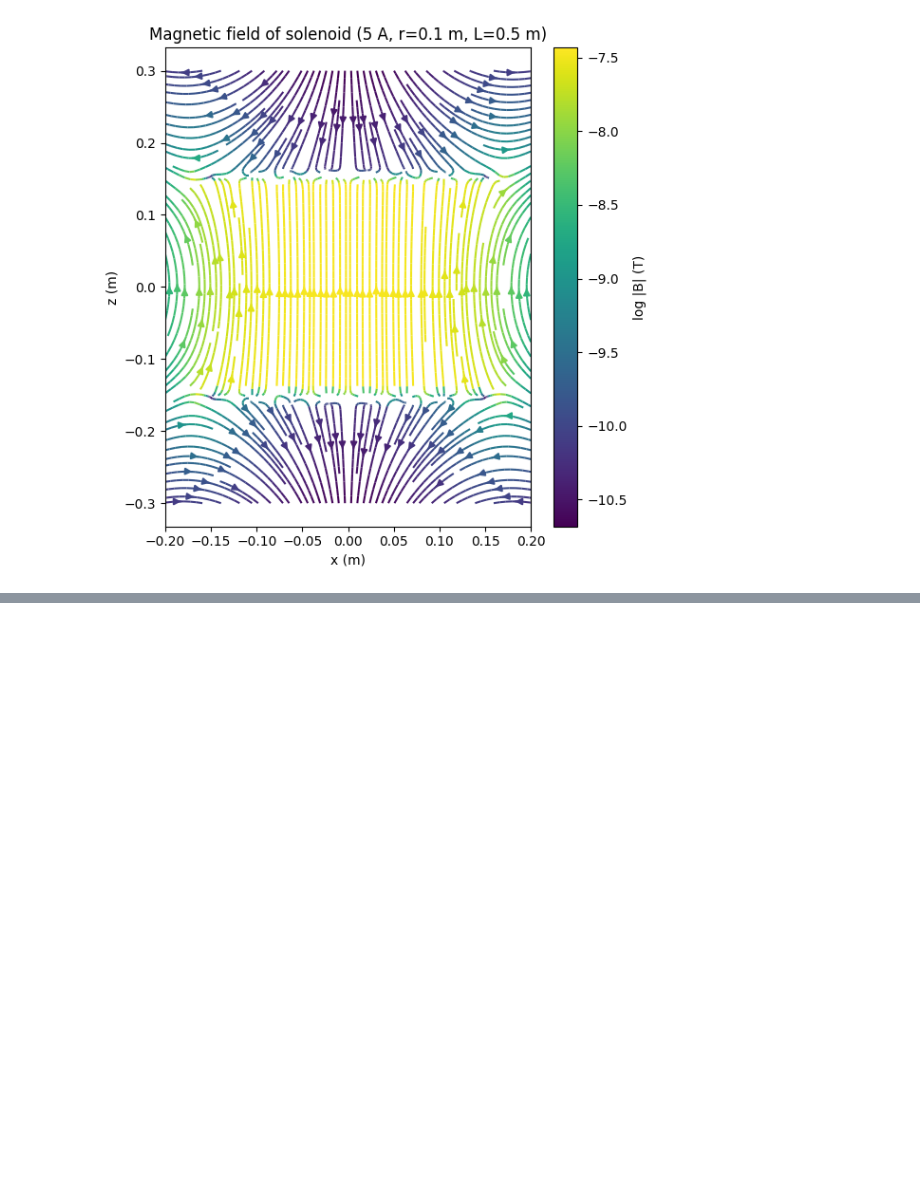
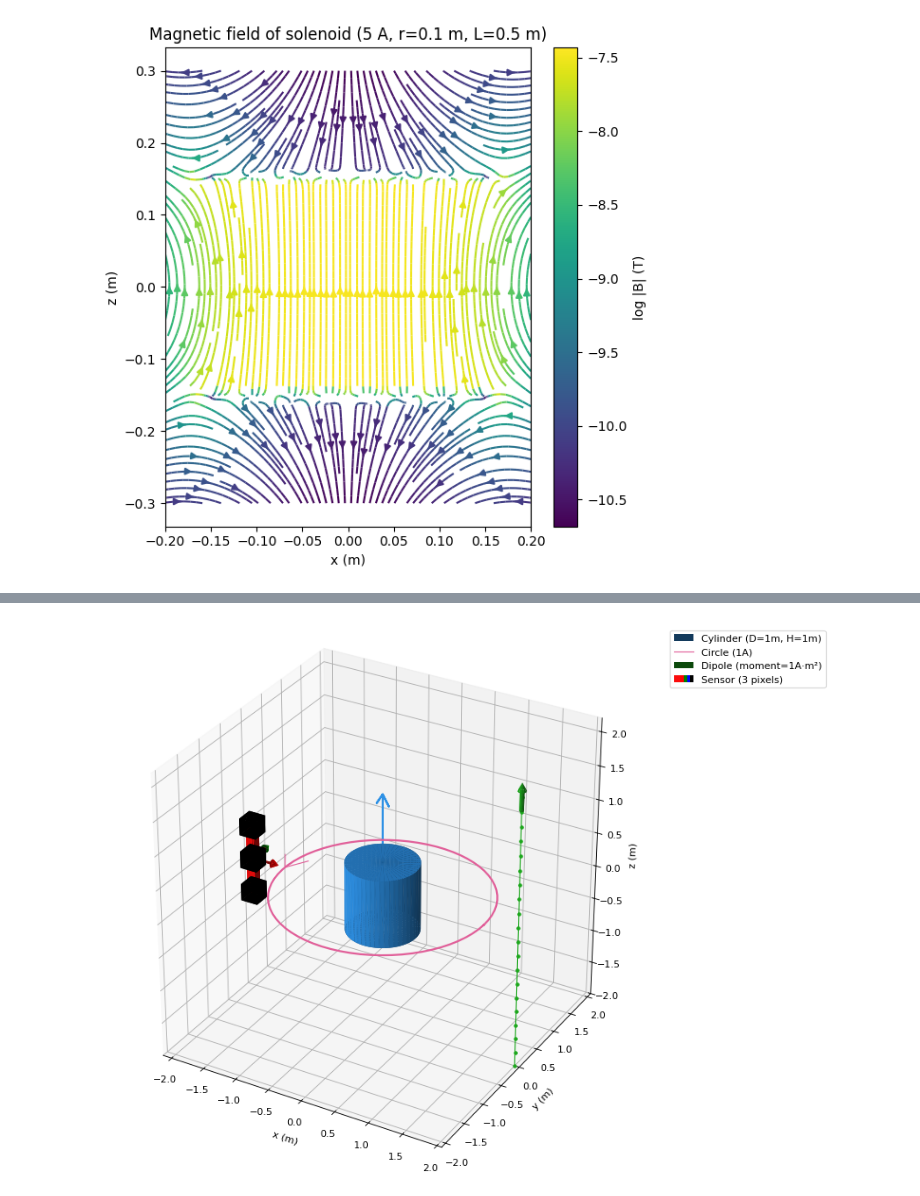
Before and after one commit to twyeh/university-physics, a Jupyter notebook: Solenoid_Magnetic_Fields.ipynb, the cells around one changed output, grey strips where cells are left out. Saved outputs shown, nothing was run; the diff lists cells and outputs as text; code cells hidden in the pictures; blank space fills up the shorter version.

```diff
--- a/Solenoid_Magnetic_Fields.ipynb
+++ b/Solenoid_Magnetic_Fields.ipynb
@@ -77,0 +94,23 @@ plt.show()
+# %%
+import magpylib as magpy
+import numpy as np
+
+magnet = magpy.magnet.Cylinder(
+    polarization=(0, 0, 1),
+    dimension=(1, 1),
+)
+current = magpy.current.Circle(
+    current=1,
+    diameter=3,
+)
+dipole = magpy.misc.Dipole(
+    moment=(0, 0, 1),
+    position=np.linspace((2, 0, -2), (2, 0, 2), 20),
+)
+sensor = magpy.Sensor(
+    pixel=[(0, 0, z) for z in (-0.5, 0, 0.5)],
+    position=(-2, 0, 0),
+)
+magpy.show(magnet, current, dipole, sensor)
+# %% [output]
+[figure, added]
```
Also changed, not shown: parts of 4 cells of this notebook.
